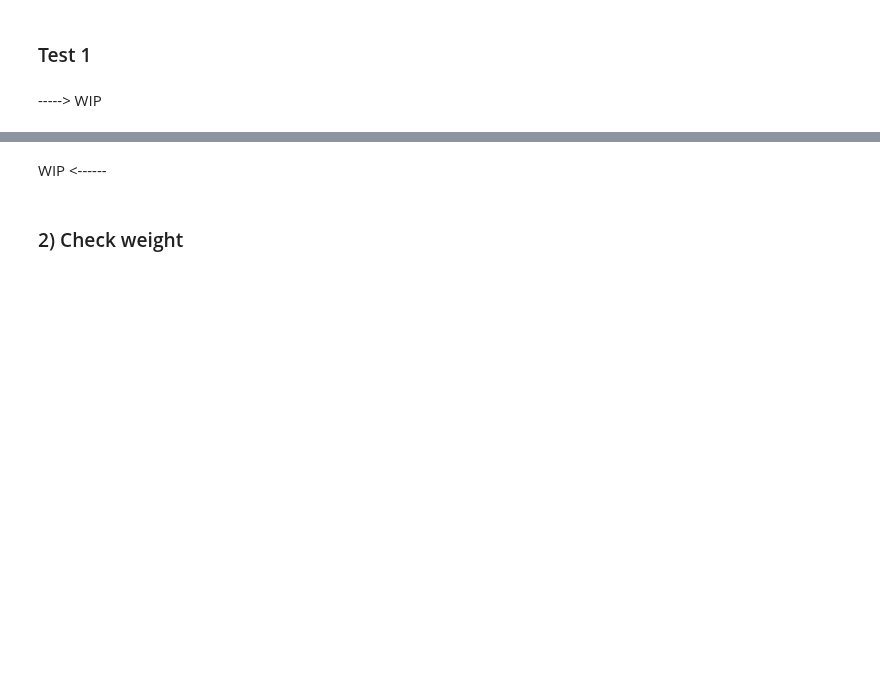
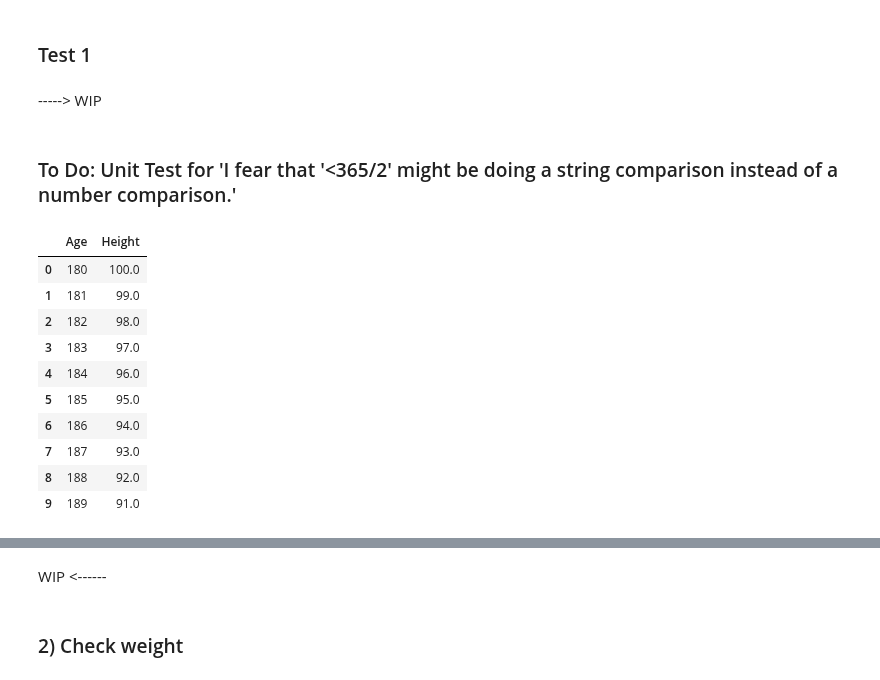
Before and after one commit to Welthungerhilfe/cgm-ml, a Jupyter notebook: src/data_utils/dataset_EDA/anon-depthmap-95k/EDA_anon-depthmap-95k.ipynb, the cells around one changed output, grey strips where cells are left out. Drawn from its saved outputs; the diff is of its cells as text; code cells hidden in the pictures; blank space fills up the shorter version.

Commit message:
get right version of data_visualizations back

```diff
--- a/src/data_utils/dataset_EDA/anon-depthmap-95k/EDA_anon-depthmap-95k.ipynb
+++ b/src/data_utils/dataset_EDA/anon-depthmap-95k/EDA_anon-depthmap-95k.ipynb
@@ -179,0 +181,18 @@ def get_qrcodes(outliers: pd.DataFrame) -> set:
+# %% [markdown]
+### To Do: Unit Test for 'I fear that '<365/2' might be doing a string comparison instead of a number comparison.'
+# %%
+data = pd.DataFrame({'Age': range(180, 190),
+                     'Height': np.arange(100.0, 90.0, -1.0)})
+data
+# %% [output]
+|  | Age | Height |
+| 0 | 180 | 100.0 |
+| 1 | 181 | 99.0 |
+| 2 | 182 | 98.0 |
+| 3 | 183 | 97.0 |
+| 4 | 184 | 96.0 |
+| 5 | 185 | 95.0 |
+| 6 | 186 | 94.0 |
+| 7 | 187 | 93.0 |
+| 8 | 188 | 92.0 |
+| 9 | 189 | 91.0 |
```
Also changed, not shown: parts of 15 cells of this notebook.
